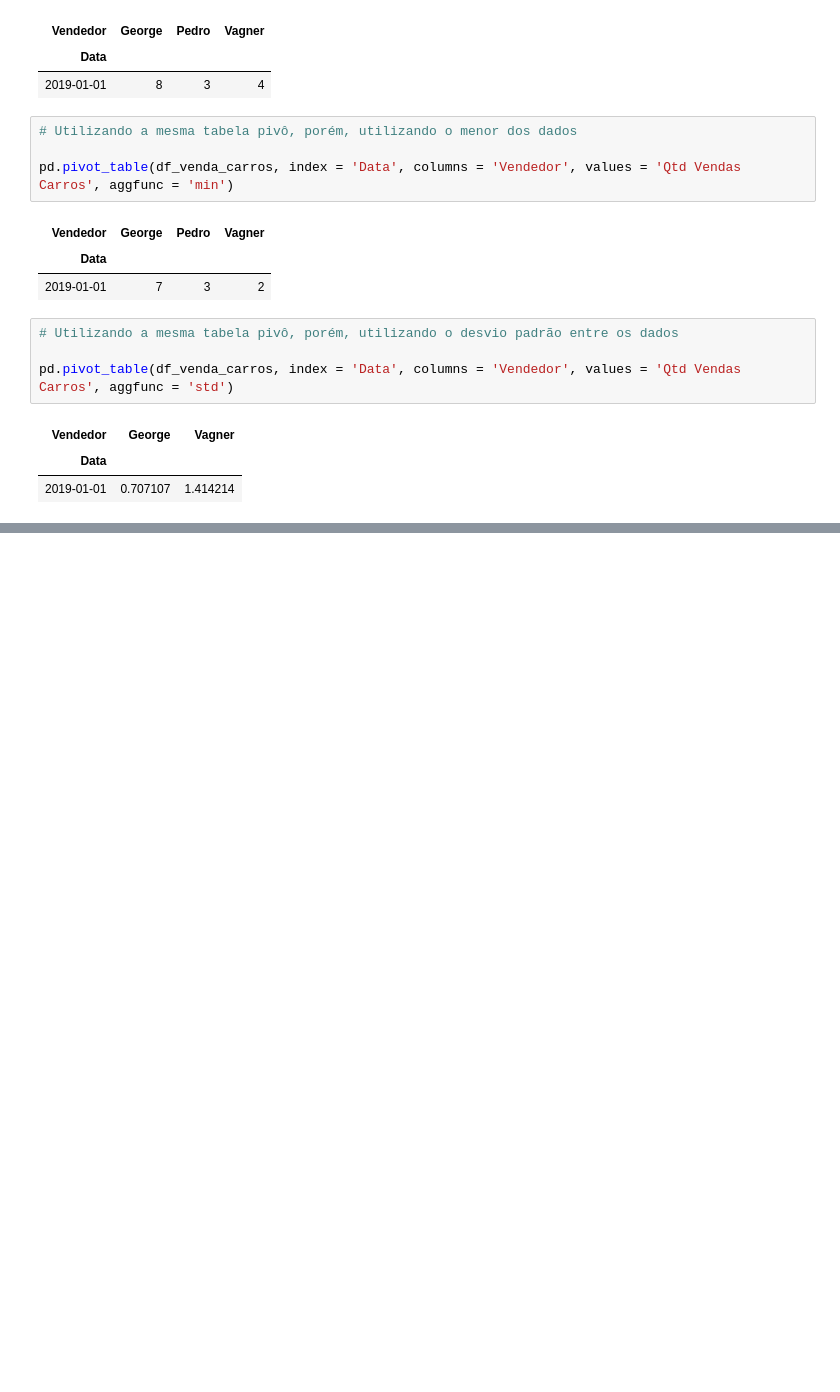
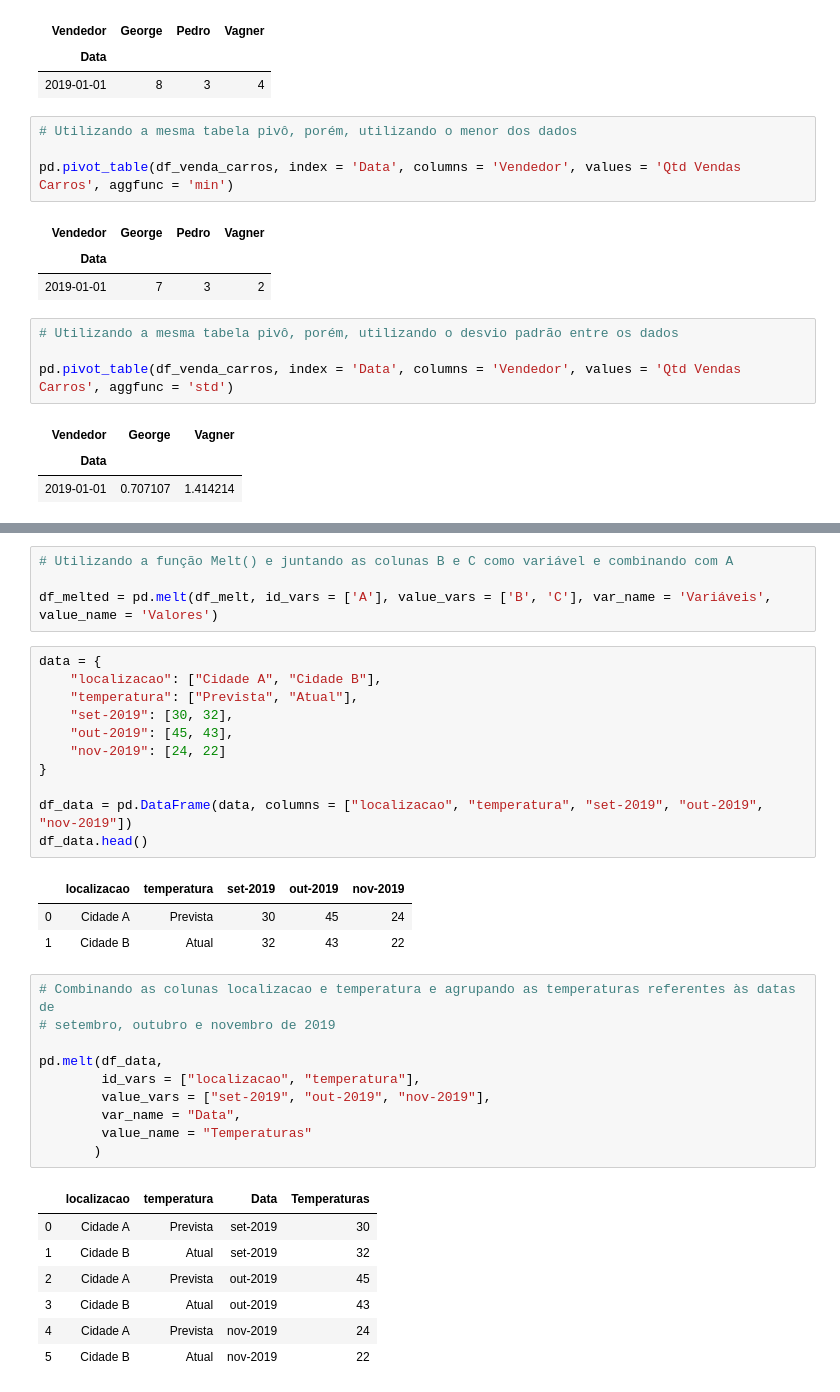
Before and after one commit to vhnegrisoli/manipulacao-analise-dados-pandas, a Jupyter notebook: 02 - Reshaping e Pivoting de Dados.ipynb, the cells around one changed output, grey strips where cells are left out. Saved outputs shown, nothing was run; the diff lists cells and outputs as text; blank space fills up the shorter version.

```diff
--- a/02 - Reshaping e Pivoting de Dados.ipynb
+++ b/02 - Reshaping e Pivoting de Dados.ipynb
@@ -223,0 +309,37 @@ pd.pivot_table(df_venda_carros, index = 'Data', columns = 'Vendedor', values = '
+# %%
+# Utilizando a função Melt() e juntando as colunas B e C como variável e combinando com A
+
+df_melted = pd.melt(df_melt, id_vars = ['A'], value_vars = ['B', 'C'], var_name = 'Variáveis', value_name = 'Valores')
+# %%
+data = {
+    "localizacao": ["Cidade A", "Cidade B"],
+    "temperatura": ["Prevista", "Atual"],
+    "set-2019": [30, 32],
+    "out-2019": [45, 43],
+    "nov-2019": [24, 22]
+}
+
+df_data = pd.DataFrame(data, columns = ["localizacao", "temperatura", "set-2019", "out-2019", "nov-2019"])
+df_data.head()
+# %% [output]
+|  | localizacao | temperatura | set-2019 | out-2019 | nov-2019 |
+| 0 | Cidade A | Prevista | 30 | 45 | 24 |
+| 1 | Cidade B | Atual | 32 | 43 | 22 |
+# %%
+# Combinando as colunas localizacao e temperatura e agrupando as temperaturas referentes às datas de
+# setembro, outubro e novembro de 2019
+
+pd.melt(df_data,
+        id_vars = ["localizacao", "temperatura"],
+        value_vars = ["set-2019", "out-2019", "nov-2019"],
+        var_name = "Data",
+        value_name = "Temperaturas"
+       )
+# %% [output]
+|  | localizacao | temperatura | Data | Temperaturas |
+| 0 | Cidade A | Prevista | set-2019 | 30 |
+| 1 | Cidade B | Atual | set-2019 | 32 |
+| 2 | Cidade A | Prevista | out-2019 | 45 |
+| 3 | Cidade B | Atual | out-2019 | 43 |
+| 4 | Cidade A | Prevista | nov-2019 | 24 |
+| 5 | Cidade B | Atual | nov-2019 | 22 |
```
Also changed, not shown: parts of 17 cells of this notebook.
